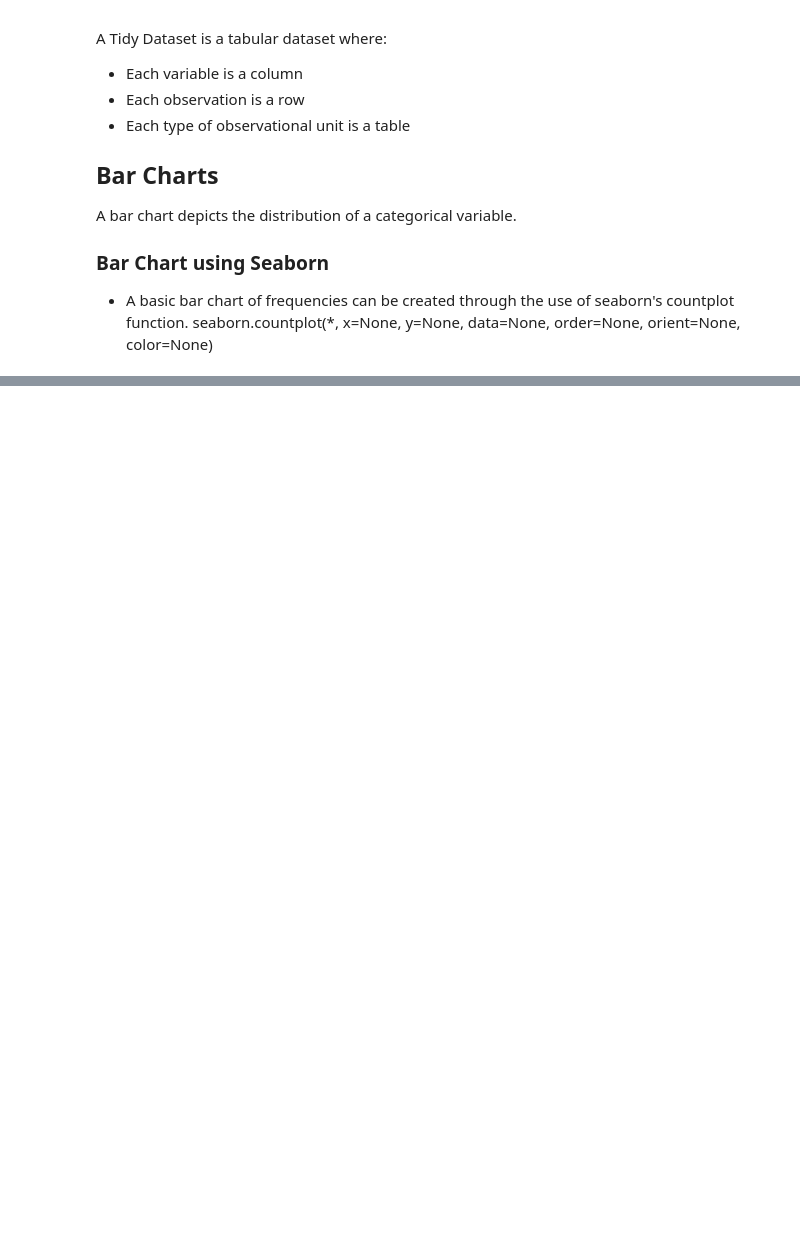
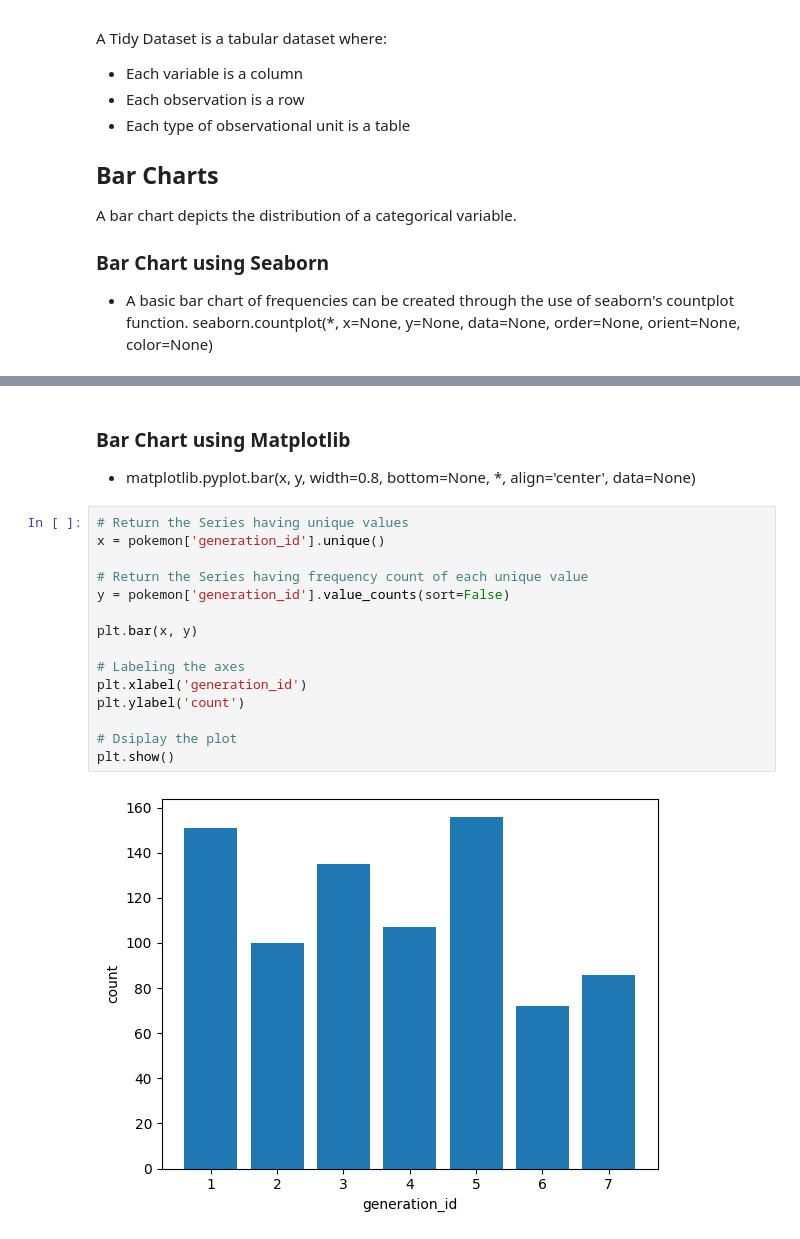
Before and after one commit to tinaghimire/ML-AI-learning, a Jupyter notebook: Matplotlib&Seaborn.ipynb, the cells around one changed output, grey strips where cells are left out. Cells and saved outputs as stored; diff of their text form; blank space fills up the shorter version.

Commit message:
Matplotlib and Seaborn started

```diff
--- a/Matplotlib&Seaborn.ipynb
+++ b/Matplotlib&Seaborn.ipynb
@@ -90,0 +91,21 @@ Axes(0.125,0.11;0.775x0.77)
+# %% [markdown]
+### Bar Chart using Matplotlib
+
+- matplotlib.pyplot.bar(x, y, width=0.8, bottom=None, *, align='center', data=None)
+# %%
+# Return the Series having unique values
+x = pokemon['generation_id'].unique()
+
+# Return the Series having frequency count of each unique value
+y = pokemon['generation_id'].value_counts(sort=False)
+
+plt.bar(x, y)
+
+# Labeling the axes
+plt.xlabel('generation_id')
+plt.ylabel('count')
+
+# Dsiplay the plot
+plt.show()
+# %% [output]
+[figure, added]
```
Also changed, not shown: parts of 13 cells of this notebook.
